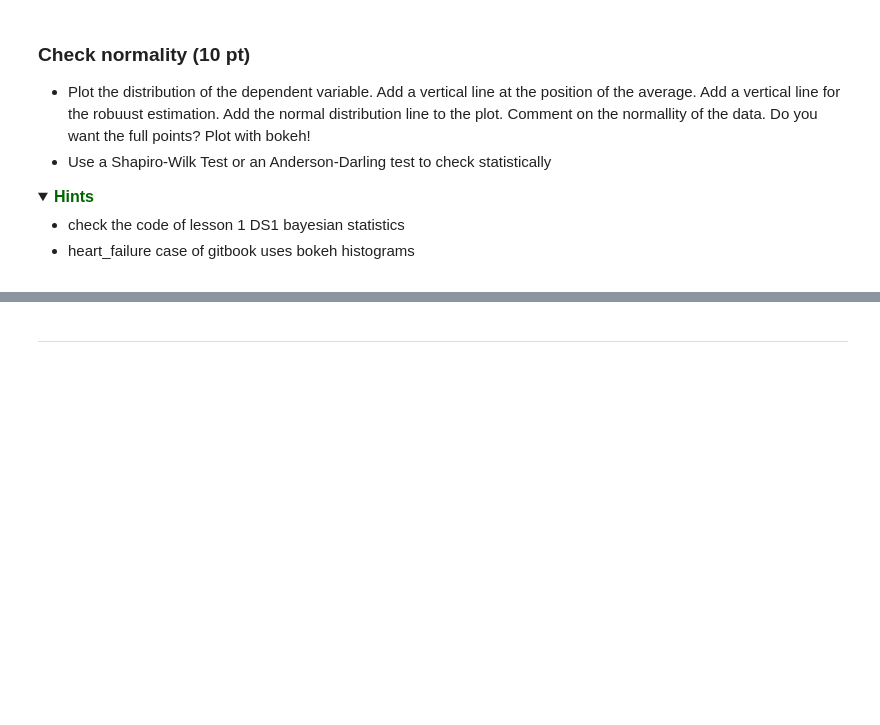
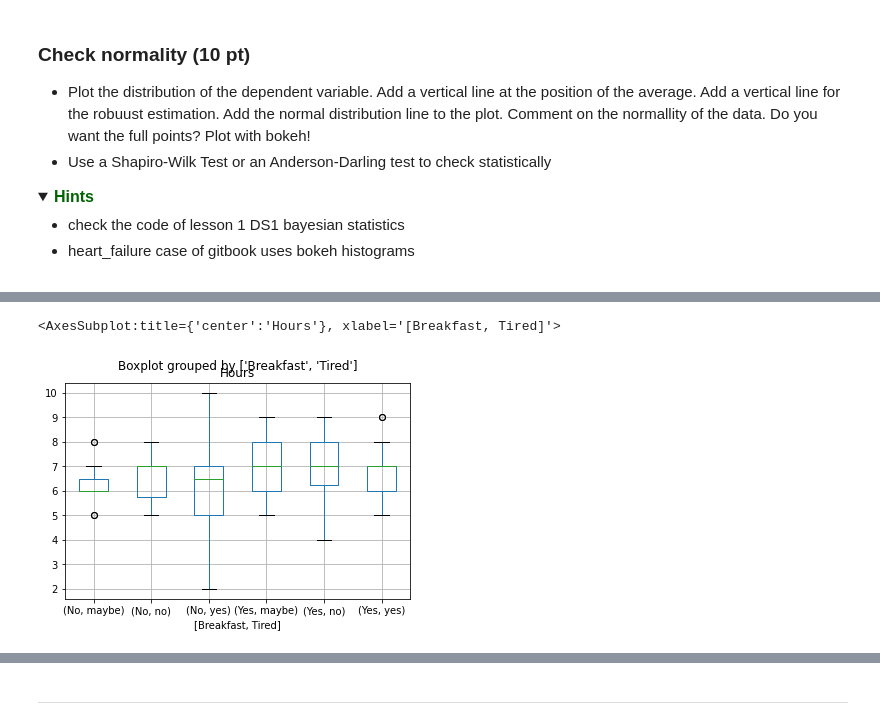
Before and after one commit to Magiduck/Programming1, a Jupyter notebook: assessments/Assignment_week_05.ipynb, the cells around one changed output, grey strips where cells are left out. Cells and saved outputs as stored; diff of their text form; code cells hidden in the pictures; folded sections open; blank space fills up the shorter version.

```diff
--- a/assessments/Assignment_week_05.ipynb
+++ b/assessments/Assignment_week_05.ipynb
@@ -311,2 +341,9 @@ Plot the distribution of the dependent variable. Add a vertical line at the posi
+# %%
+int2cat = {1:"no", 2:"no", 3:"maybe", 4:"yes", 5:"yes"}
+df.Tired = df.Tired.map(int2cat)
 # %%
 # your code to plot here
+df.boxplot(by=['Breakfast', 'Tired'])
+# %% [output]
+<AxesSubplot:title={'center':'Hours'}, xlabel='[Breakfast, Tired]'>
+[figure, added]
```
Also changed, not shown: parts of 13 cells of this notebook.
